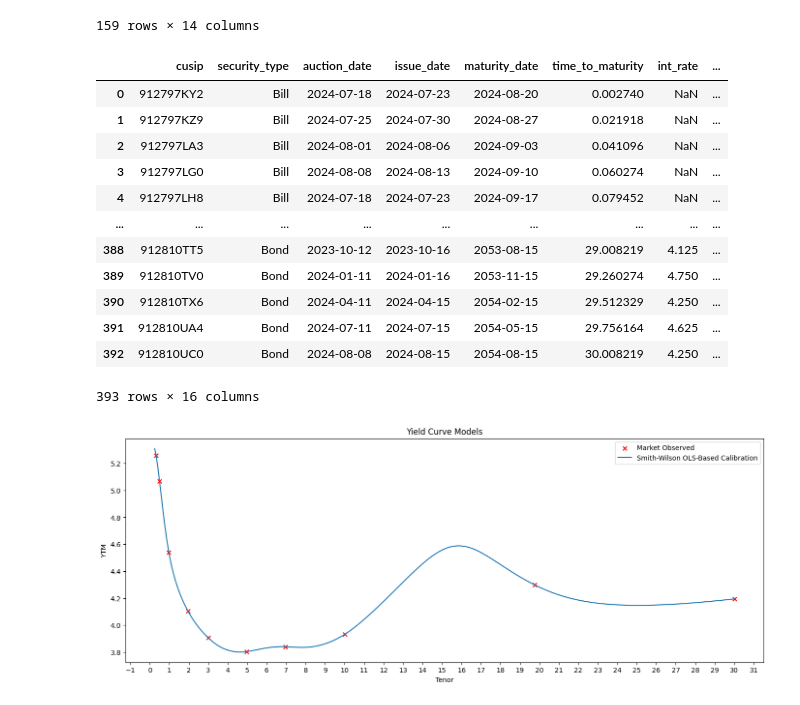
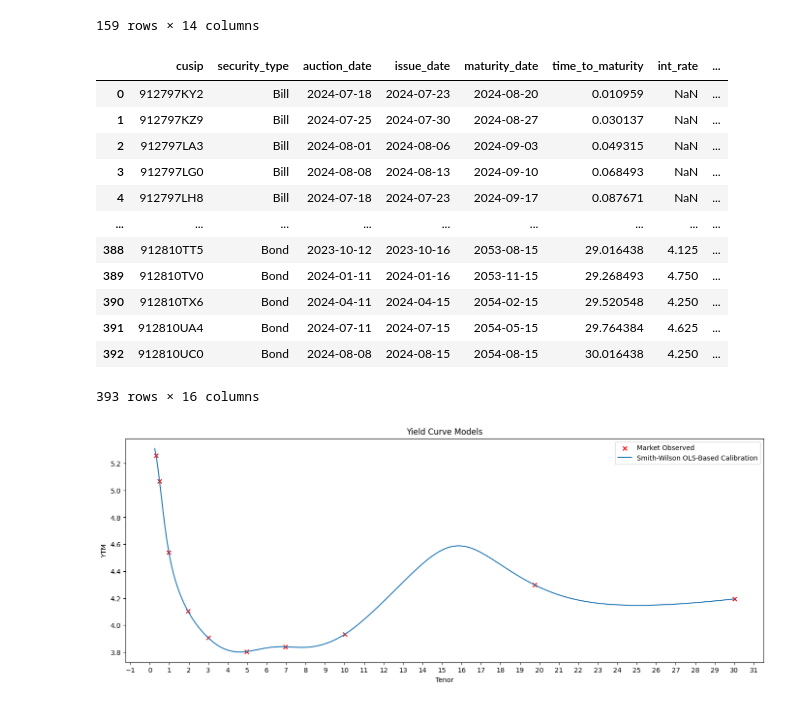
Before and after one commit to cleeclee123/Curvy-CUSIPs, a Jupyter notebook: temp.ipynb, the cells around one changed output. Saved outputs shown, nothing was run; the diff lists cells and outputs as text; code cells hidden in the pictures.

```diff
--- a/temp.ipynb
+++ b/temp.ipynb
@@ -162,29 +159,29 @@ Fetching from treasury.gov...
 159 rows × 14 columns
 # %%
 df = cusip_curve_builder.build_curve_set(
-    as_of_date=datetime(2024, 8, 19),
+    as_of_date=datetime(2024, 8, 16),
     # calc_ytms=True,
     # use_quantlib=True,
     # include_auction_results=True,
     # include_soma_holdings=True,
     # include_stripping_activity=True,
     sorted=True,
     use_github=True
 )
 df
 # %% [output]
 |  | cusip | security_type | auction_date | issue_date | maturity_date | time_to_maturity | int_rate | ... |
-| 0 | 912797KY2 | Bill | 2024-07-18 | 2024-07-23 | 2024-08-20 | 0.002740 | NaN | ... |
-| 1 | 912797KZ9 | Bill | 2024-07-25 | 2024-07-30 | 2024-08-27 | 0.021918 | NaN | ... |
-| 2 | 912797LA3 | Bill | 2024-08-01 | 2024-08-06 | 2024-09-03 | 0.041096 | NaN | ... |
-| 3 | 912797LG0 | Bill | 2024-08-08 | 2024-08-13 | 2024-09-10 | 0.060274 | NaN | ... |
-| 4 | 912797LH8 | Bill | 2024-07-18 | 2024-07-23 | 2024-09-17 | 0.079452 | NaN | ... |
+| 0 | 912797KY2 | Bill | 2024-07-18 | 2024-07-23 | 2024-08-20 | 0.010959 | NaN | ... |
+| 1 | 912797KZ9 | Bill | 2024-07-25 | 2024-07-30 | 2024-08-27 | 0.030137 | NaN | ... |
+| 2 | 912797LA3 | Bill | 2024-08-01 | 2024-08-06 | 2024-09-03 | 0.049315 | NaN | ... |
+| 3 | 912797LG0 | Bill | 2024-08-08 | 2024-08-13 | 2024-09-10 | 0.068493 | NaN | ... |
+| 4 | 912797LH8 | Bill | 2024-07-18 | 2024-07-23 | 2024-09-17 | 0.087671 | NaN | ... |
 | ... | ... | ... | ... | ... | ... | ... | ... | ... |
-| 388 | 912810TT5 | Bond | 2023-10-12 | 2023-10-16 | 2053-08-15 | 29.008219 | 4.125 | ... |
-| 389 | 912810TV0 | Bond | 2024-01-11 | 2024-01-16 | 2053-11-15 | 29.260274 | 4.750 | ... |
-| 390 | 912810TX6 | Bond | 2024-04-11 | 2024-04-15 | 2054-02-15 | 29.512329 | 4.250 | ... |
-| 391 | 912810UA4 | Bond | 2024-07-11 | 2024-07-15 | 2054-05-15 | 29.756164 | 4.625 | ... |
-| 392 | 912810UC0 | Bond | 2024-08-08 | 2024-08-15 | 2054-08-15 | 30.008219 | 4.250 | ... |
+| 388 | 912810TT5 | Bond | 2023-10-12 | 2023-10-16 | 2053-08-15 | 29.016438 | 4.125 | ... |
+| 389 | 912810TV0 | Bond | 2024-01-11 | 2024-01-16 | 2053-11-15 | 29.268493 | 4.750 | ... |
+| 390 | 912810TX6 | Bond | 2024-04-11 | 2024-04-15 | 2054-02-15 | 29.520548 | 4.250 | ... |
+| 391 | 912810UA4 | Bond | 2024-07-11 | 2024-07-15 | 2054-05-15 | 29.764384 | 4.625 | ... |
+| 392 | 912810UC0 | Bond | 2024-08-08 | 2024-08-15 | 2054-08-15 | 30.016438 | 4.250 | ... |
 393 rows × 16 columns
 # %%
 from server.models.calibrate import (
```
Also changed, not shown: parts of 3 cells of this notebook, 24 other files.
